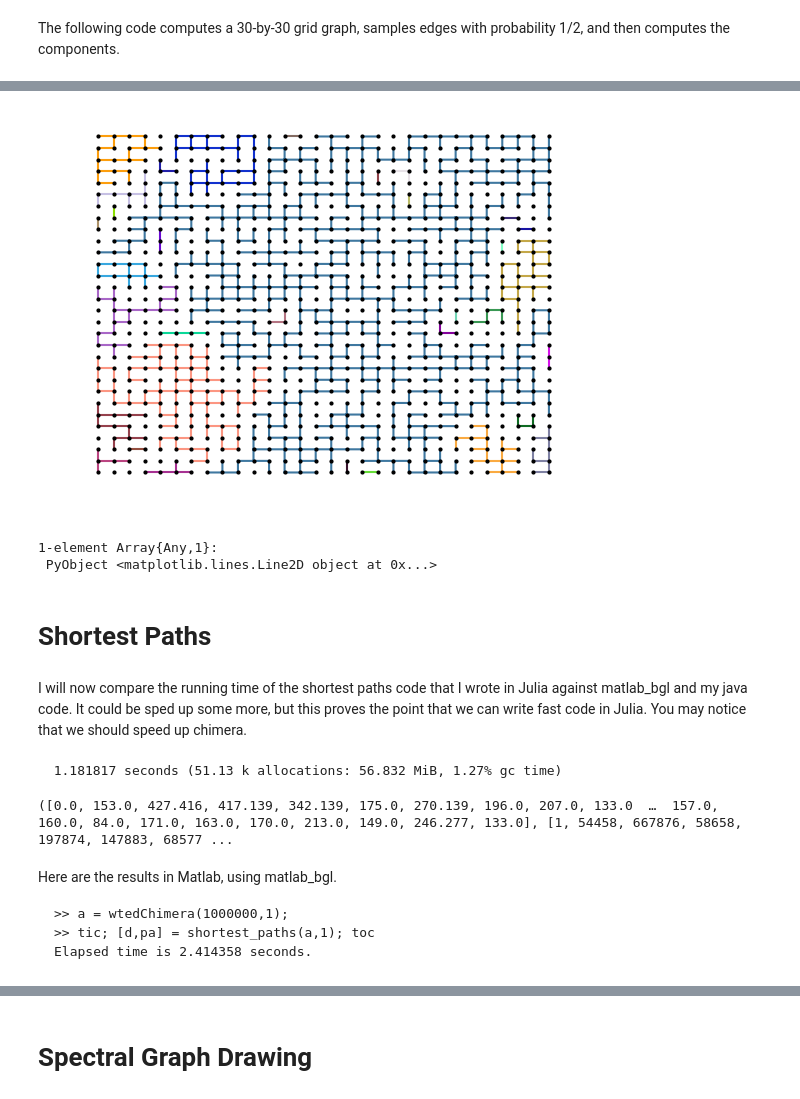
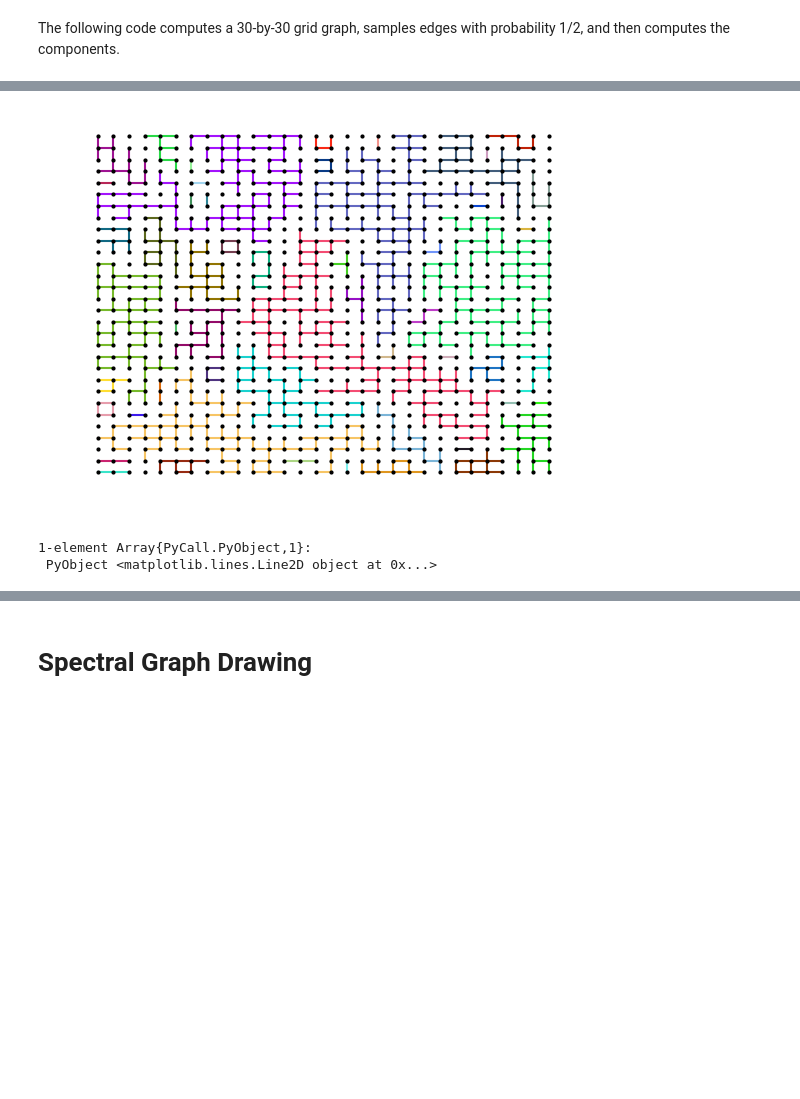
Before and after one commit to danspielman/Laplacians.jl, a Jupyter notebook: notebooks/FirstNotebook.ipynb, the cells around one changed output, grey strips where cells are left out. Cells and saved outputs as stored; diff of their text form; code cells hidden in the pictures; blank space fills up the shorter version.

```diff
--- a/notebooks/FirstNotebook.ipynb
+++ b/notebooks/FirstNotebook.ipynb
@@ -409,16 +395,12 @@ comps = vecToComps(co)
 # %%
 (x,y) = grid2coords(30,30)
 for i = 1:length(comps)
     ind = comps[i]
 
-    plotGraph(grs[ind,ind],x[ind],y[ind],rand(3);dots=false,setaxis=false)
+    plot_graph(grs[ind,ind],x[ind],y[ind],color=rand(3),dots=false,setaxis=false)
 end
 pm = plot(x,y,marker="o",linestyle="none",color="black",markersize=2)
 # %% [output]
-[figure, old version]
+[figure, new version]
-1-element Array{Any,1}:
+1-element Array{PyCall.PyObject,1}:
  PyObject <matplotlib.lines.Line2D object at 0x...>
-# %% [markdown]
-# Shortest Paths
-# %% [markdown]
-I will now compare the running time of the shortest paths code that I wrote in Julia against matlab_bgl and my java code.   It could be sped up some more, but this proves the point that we can write fast code in Julia.  You may notice that we should speed up chimera.
@@ -427,12 +406,0 @@ a = wtedChimera(1000000,1);
-# %%
-@time dists, pArray = shortestPaths(a,1)
-# %% [output]
-  1.181817 seconds (51.13 k allocations: 56.832 MiB, 1.27% gc time)
-([0.0, 153.0, 427.416, 417.139, 342.139, 175.0, 270.139, 196.0, 207.0, 133.0  …  157.0, 160.0, 84.0, 171.0, 163.0, 170.0, 213.0, 149.0, 246.277, 133.0], [1, 54458, 667876, 58658, 197874, 147883, 68577 ...
-# %% [markdown]
-Here are the results in Matlab, using matlab_bgl.
-<pre>
->> a = wtedChimera(1000000,1);
->> tic; [d,pa] = shortest_paths(a,1); toc
-Elapsed time is 2.414358 seconds.
-</pre>
```
Also changed, not shown: parts of 46 cells of this notebook, 4 other files.
